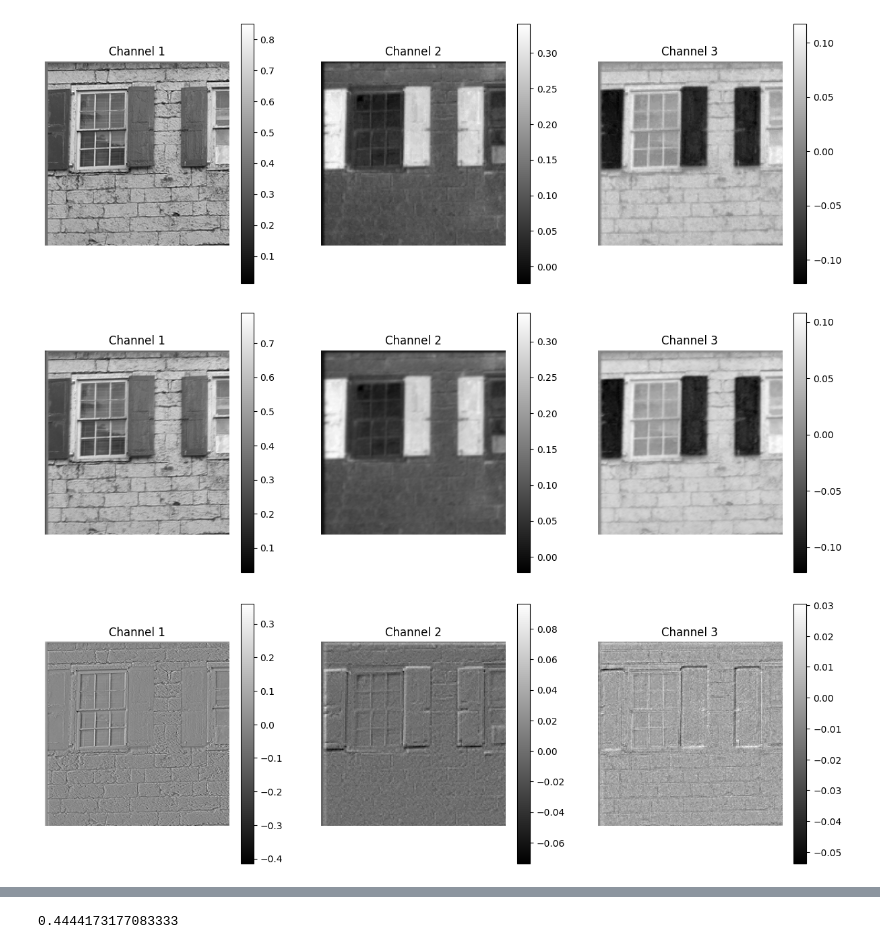
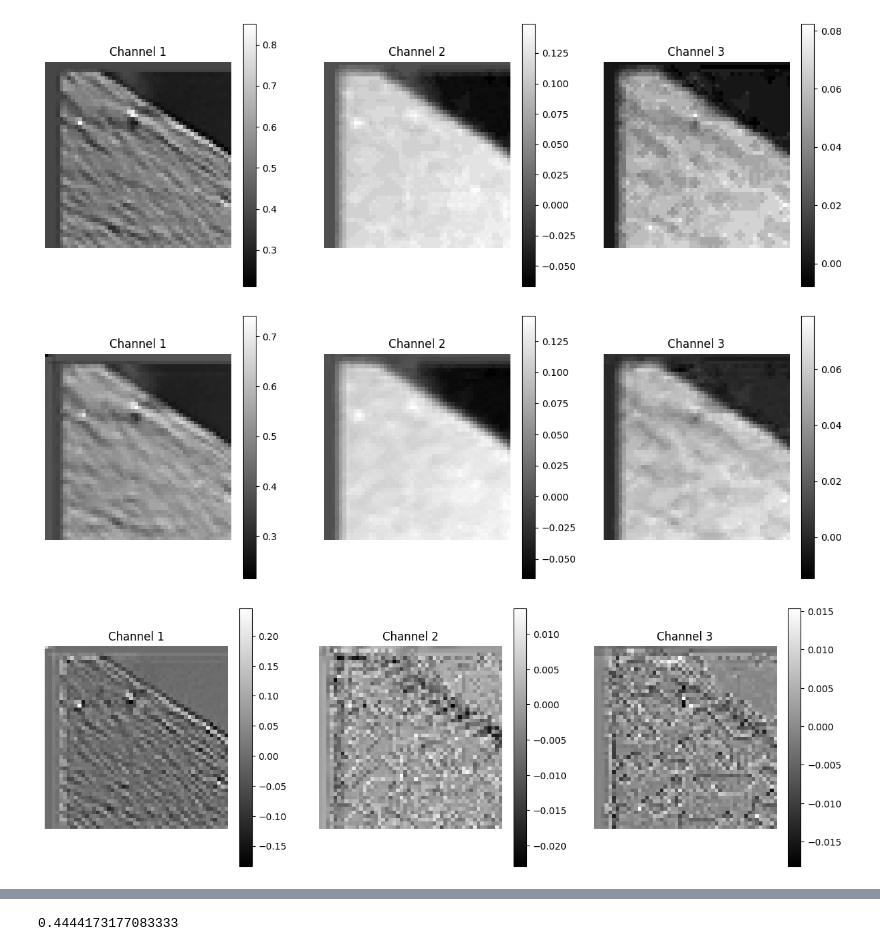
Before and after one commit to Qwedux/Cool-Chic, a Jupyter notebook: coolchic/testing/full_encode_to_disk_with_library.ipynb, the cells around one changed output, grey strips where cells are left out. Drawn from its saved outputs; the diff is of its cells as text; code cells hidden in the pictures.

```diff
--- a/coolchic/testing/full_encode_to_disk_with_library.ipynb
+++ b/coolchic/testing/full_encode_to_disk_with_library.ipynb
@@ -13,7 +13,6 @@ from lossless.component.coolchic import CoolChicEncoder
 from lossless.configs.config import args, str_args
 from lossless.training.loss import loss_function
 from lossless.training.manager import ImageEncoderManager
-from lossless.training.train import train
 from lossless.util.command_line_args_loading import load_args
 from lossless.util.image_loading import load_image_as_tensor
 from lossless.util.logger import TrainingLogger
@@ -28,7 +27,7 @@ torch.use_deterministic_algorithms(True)
 # ==========================================================================================
 command_line_args = load_args(
     notebook_overrides={
-        "image_index": 0,
+        "image_index": 8,
         "encoder_gain": 64,
         "color_space": "YCoCg",
         "use_image_arm": True,
@@ -55,12 +54,12 @@ encoder_param = get_coolchic_param_from_args(
 coolchic = CoolChicEncoder(param=encoder_param)
 coolchic.load_state_dict(
     torch.load(
-        "../logs/full_runs/2026_01_07_default_name/trained_models/2026_01_07__17_19_12__trained_coolchic_kodak_kodim01_img_rate_4.008543014526367.pth"
+        "../logs_cluster/logs/07_01_2026_YCoCg_arm_smol_no_color_regression_gain_test_multiarm_Kodak/trained_models/2026_01_07__22_17_02__trained_coolchic_kodak_kodim09_img_rate_3.0264382362365723.pth"
     )
 )
 
 coolchic.eval()
-coolchic.training
+coolchic.to_device("cpu")
 with torch.no_grad():
     raw_synth_out, decoder_side_latent = coolchic.get_latents_raw_synth_out(AC_MAX_VAL=31)
     print("raw_synth_out:", raw_synth_out.shape)
@@ -71 +70,10 @@ raw_synth_out: torch.Size([1, 6, 512, 768])
 flat_decoder_side_latent: 7
+# %%
+from lossless.nnquant.quantizemodel import quantize_model
+
+coolchic = quantize_model(
+    coolchic,
+    im_tensor,
+    image_encoder_manager,
+    None,
+)
@@ -91,33 +106,33 @@ Loss: 3.974133014678955, Rate NN: 0.0, Rate Latent: 0.3185870051383972, Rate Img
 # %%
 # CROP IMAGE AND PLOT CHANNELS
 import matplotlib.pyplot as plt
 
 def plot_image_by_channels(image_tensor: torch.Tensor):
     image_np = image_tensor[0].permute(1, 2, 0).cpu().numpy()
     num_channels = image_np.shape[2]
     fig, axes = plt.subplots(1, num_channels, figsize=(5 * num_channels, 5))
     for i in range(num_channels):
         ax = axes[i]  # type: ignore
         im = ax.imshow(image_np[:, :, i], cmap="gray")
         ax.set_title(f"Channel {i+1}")
         ax.axis("off")
         fig.colorbar(im, ax=ax)
     plt.show()
 
-tmp_off, tmp_size = 0, 256
+tmp_off, tmp_size = 0, 50
 offset_x, offset_y, width, height = tmp_off, tmp_off, tmp_size, tmp_size
 reduced_raw_synth_out = torch.clone(raw_synth_out[:, :, offset_y:offset_y+height, offset_x:offset_x+width].to("cpu"))
 reduced_im_tensor = torch.clone(im_tensor[:, :, offset_y:offset_y+height, offset_x:offset_x+width].to("cpu"))
 reduced_mu = predicted_prior["mu"][:, :, offset_y:offset_y+height, offset_x:offset_x+width].to("cpu")
 reduced_scale = predicted_prior["scale"][:, :, offset_y:offset_y+height, offset_x:offset_x+width].to("cpu")
 
-coolchic.to_device("cpu")
+
 # plot_image_by_channels(reduced_raw_synth_out)
 plot_image_by_channels(reduced_im_tensor)
 plot_image_by_channels(reduced_mu)
 plot_image_by_channels(reduced_im_tensor - reduced_mu)
 # %% [output]
-[figure, old version]
+[figure, new version]
-[figure, old version]
+[figure, new version]
-[figure, old version]
+[figure, new version]
 # %%
```
Also changed, not shown: parts of 10 cells of this notebook, 13 other files.
